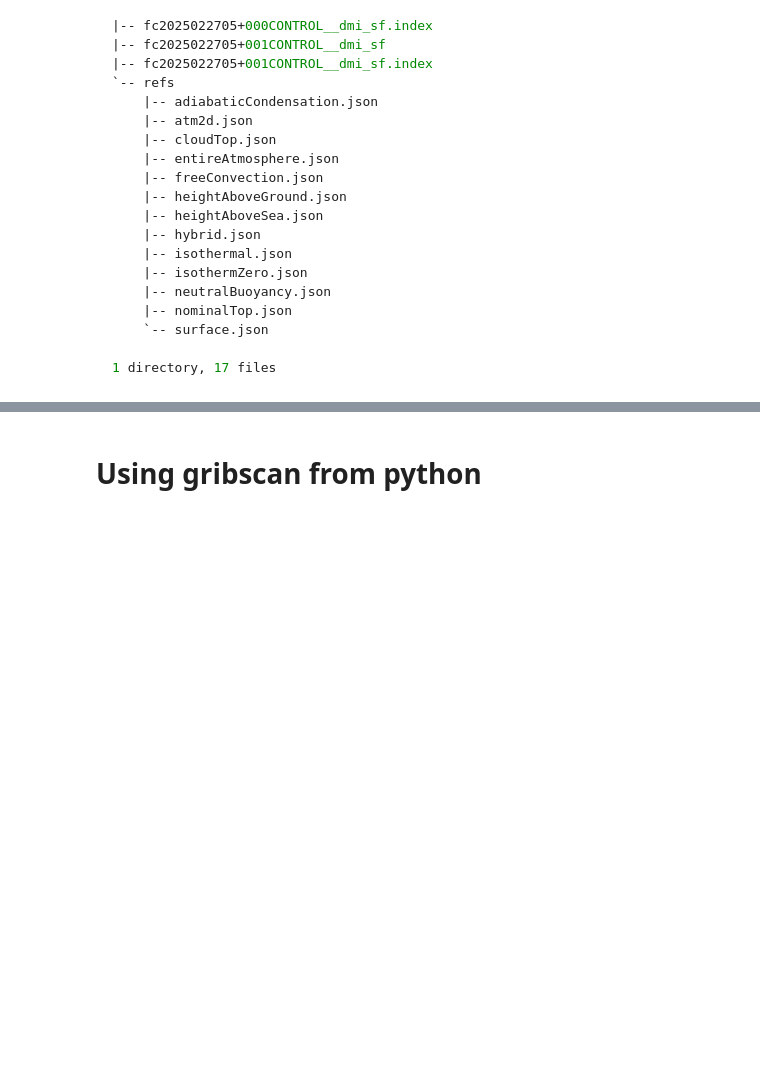
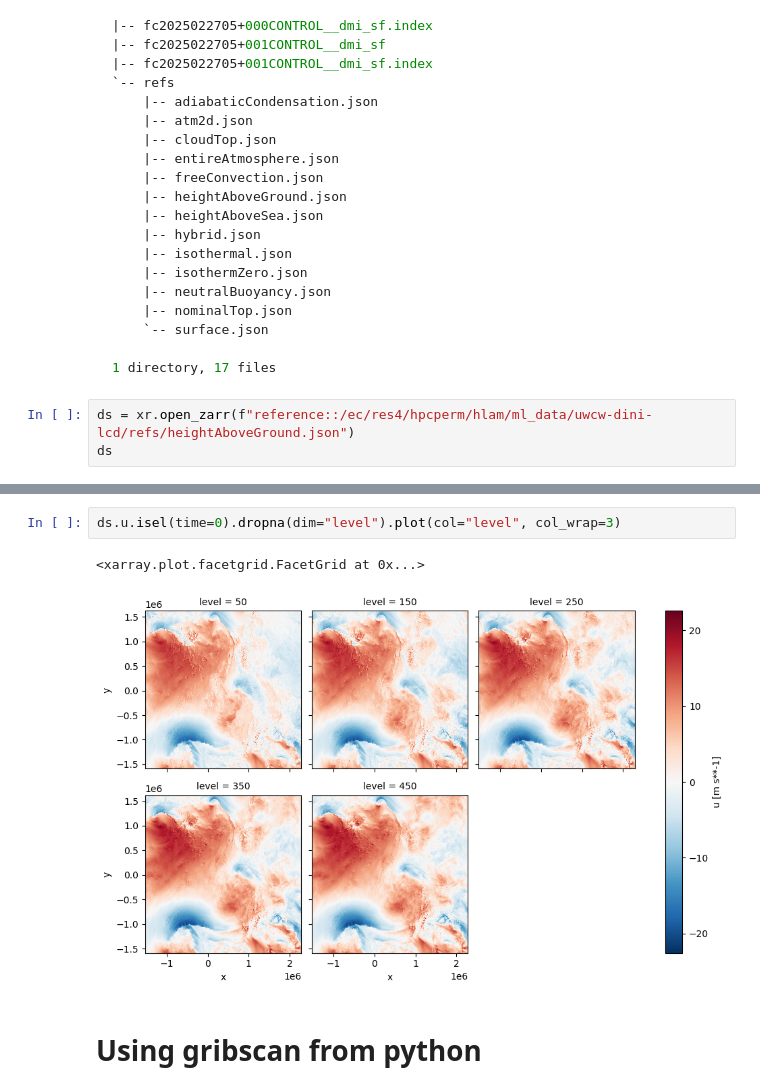
Before and after one commit to leifdenby/gribscan-demo, a Jupyter notebook: notebooks/uwcw-dini-lcd.ipynb, the cells around one changed output, grey strips where cells are left out. Cells and saved outputs as stored; diff of their text form; blank space fills up the shorter version.

````diff
--- a/notebooks/uwcw-dini-lcd.ipynb
+++ b/notebooks/uwcw-dini-lcd.ipynb
@@ -130,3 +130,6 @@ Using Harmonie "magician" which splits variables out by level-type and adds Harm
 
 1 directory, 17 files
 ```
+# %%
+ds = xr.open_zarr(f"reference::/ec/res4/hpcperm/hlam/ml_data/uwcw-dini-lcd/refs/heightAboveGround.json")
+ds
@@ -133,3 +154,8 @@ Using Harmonie "magician" which splits variables out by level-type and adds Harm
+# %%
+ds.u.isel(time=0).dropna(dim="level").plot(col="level", col_wrap=3)
+# %% [output]
+<xarray.plot.facetgrid.FacetGrid at 0x...>
+[figure, added]
 # %% [markdown]
 # Using gribscan from python
 # %%
````
Also changed, not shown: parts of 2 cells of this notebook.
